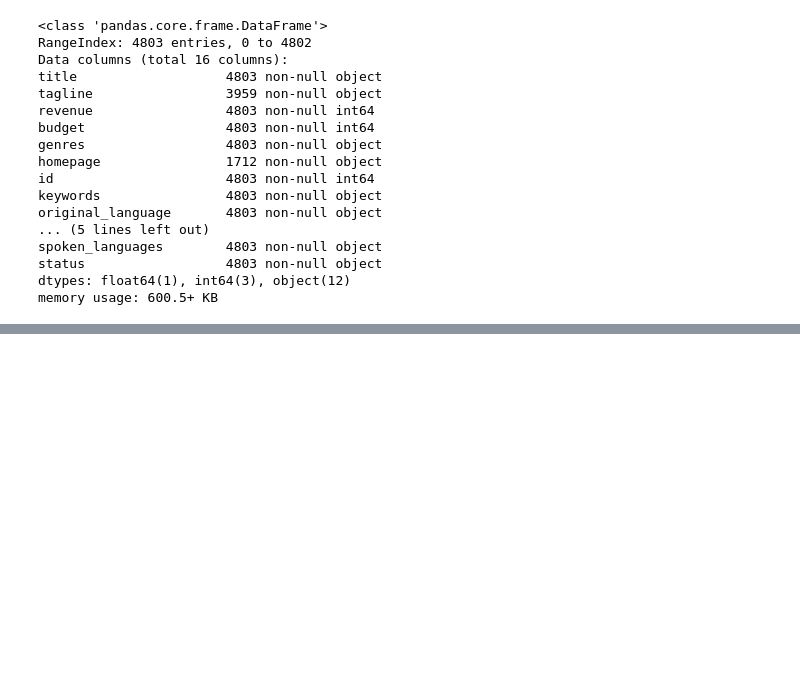
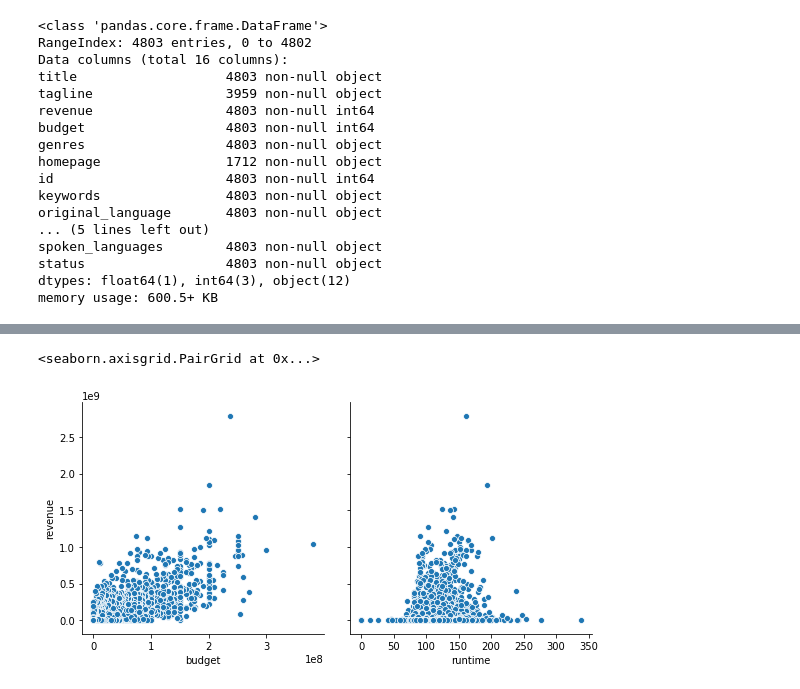
Before and after one commit to wilfy9249/Movie_Prediction_Analysis, a Jupyter notebook: Movie_Revenue_Prediction_NB.ipynb, the cells around one changed output, grey strips where cells are left out. Drawn from its saved outputs; the diff is of its cells as text; code cells hidden in the pictures; blank space fills up the shorter version.

```diff
--- a/Movie_Revenue_Prediction_NB.ipynb
+++ b/Movie_Revenue_Prediction_NB.ipynb
@@ -74,0 +119,6 @@ movie_ds.loc[2,'genres']
+# %%
+# visualize the relationship between the features and the response using scatterplots
+sns.pairplot(movie_ds, x_vars=['budget', 'runtime'], y_vars='revenue', height=4, aspect=1)
+# %% [output]
+<seaborn.axisgrid.PairGrid at 0x...>
+[figure, added]
```
Also changed, not shown: parts of 15 cells of this notebook.
